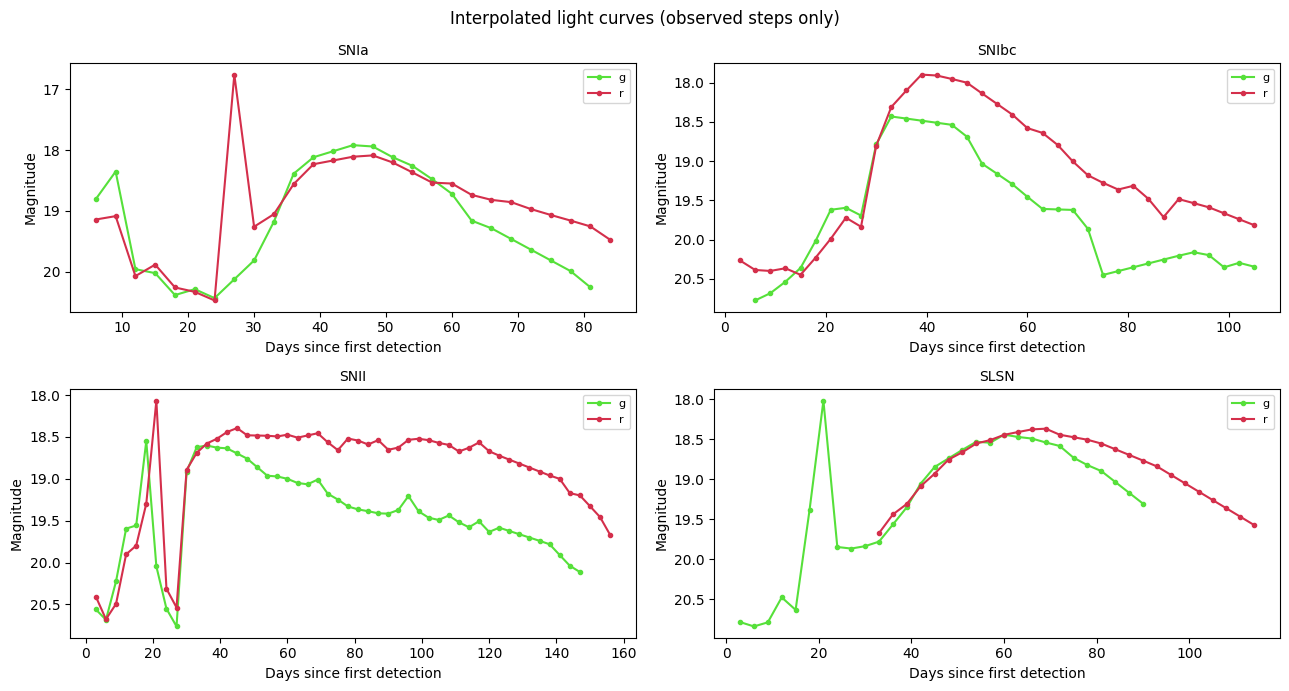
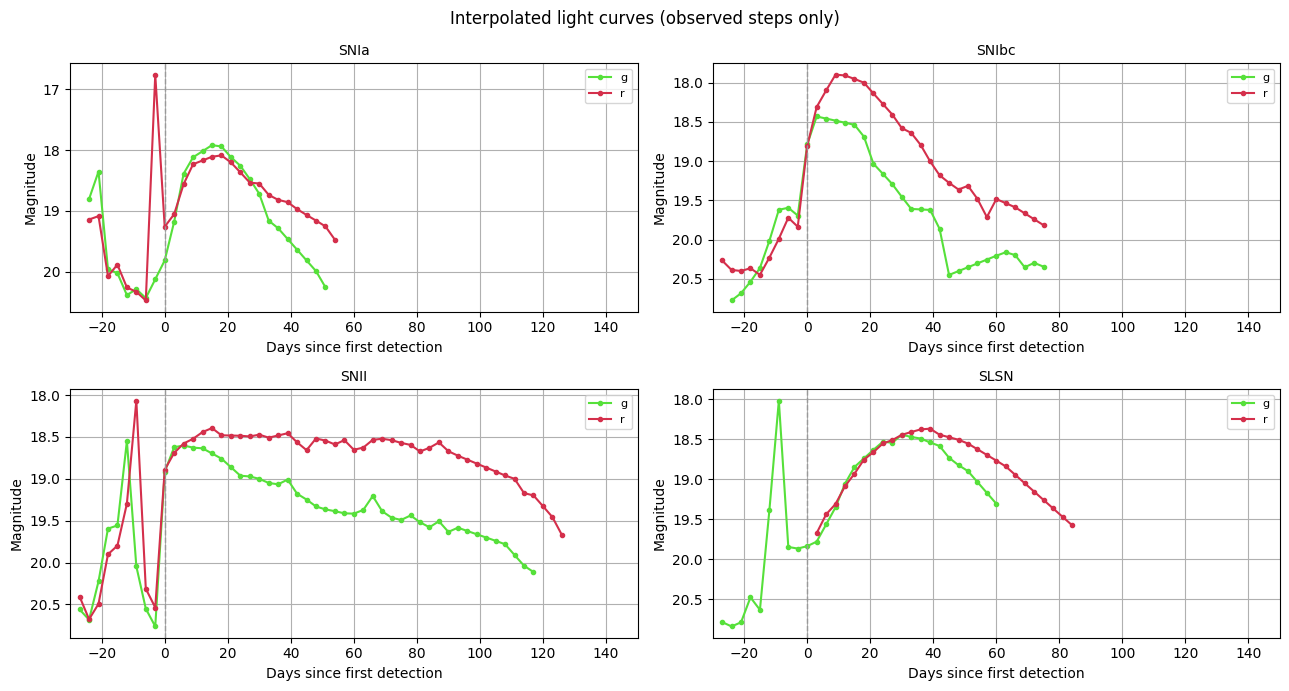
Code edit (unified diff) that turned the first committed figure into the second:
--- before
+++ after
@@ -9,9 +9,12 @@
         ax.plot(times[observed], lc_fluxes[idx, observed, b], "o-",
                 ms=3, color=COLORS[b], label=BAND_LABELS[b])
+    ax.axvline(0, color="0.6", ls="--", lw=1)   # optional: marks first detection
     ax.invert_yaxis()
     ax.set_title(cl, fontsize=10)
     ax.set_xlabel("Days since first detection")
     ax.set_ylabel("Magnitude")
+    ax.set_xlim(-30, 150)
     ax.legend(fontsize=8)
+    ax.grid()
 fig.suptitle("Interpolated light curves (observed steps only)", fontsize=12)
 plt.tight_layout()

Commit: dt update